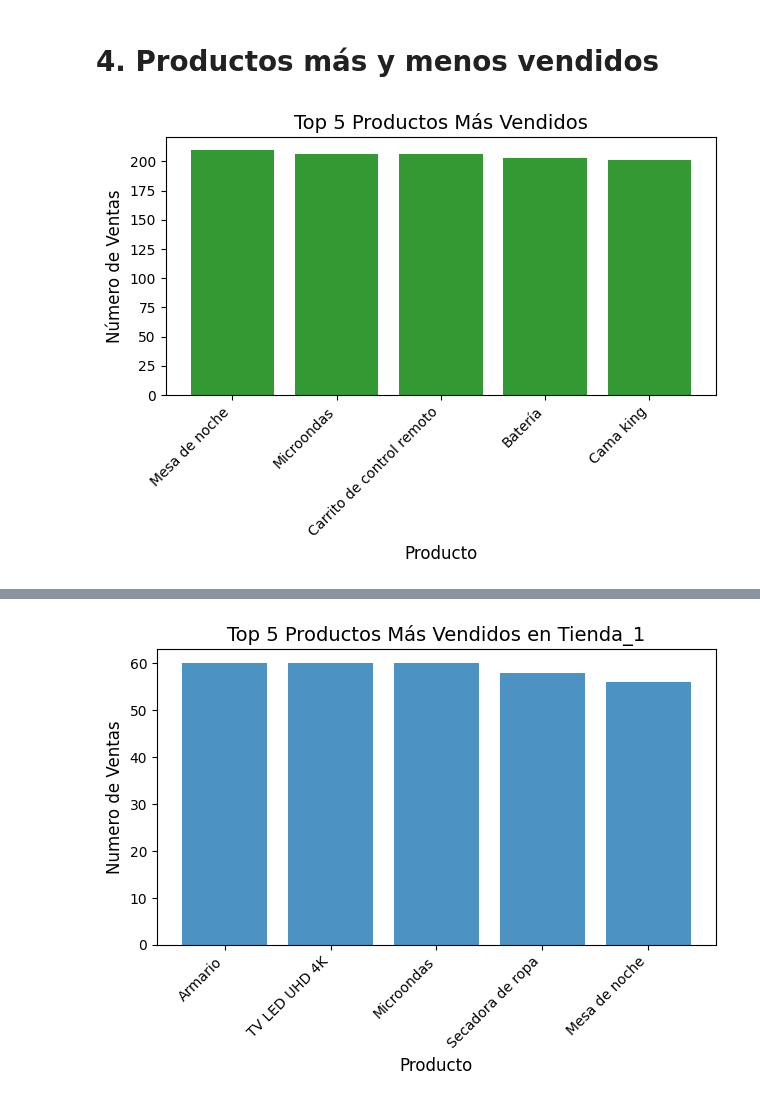
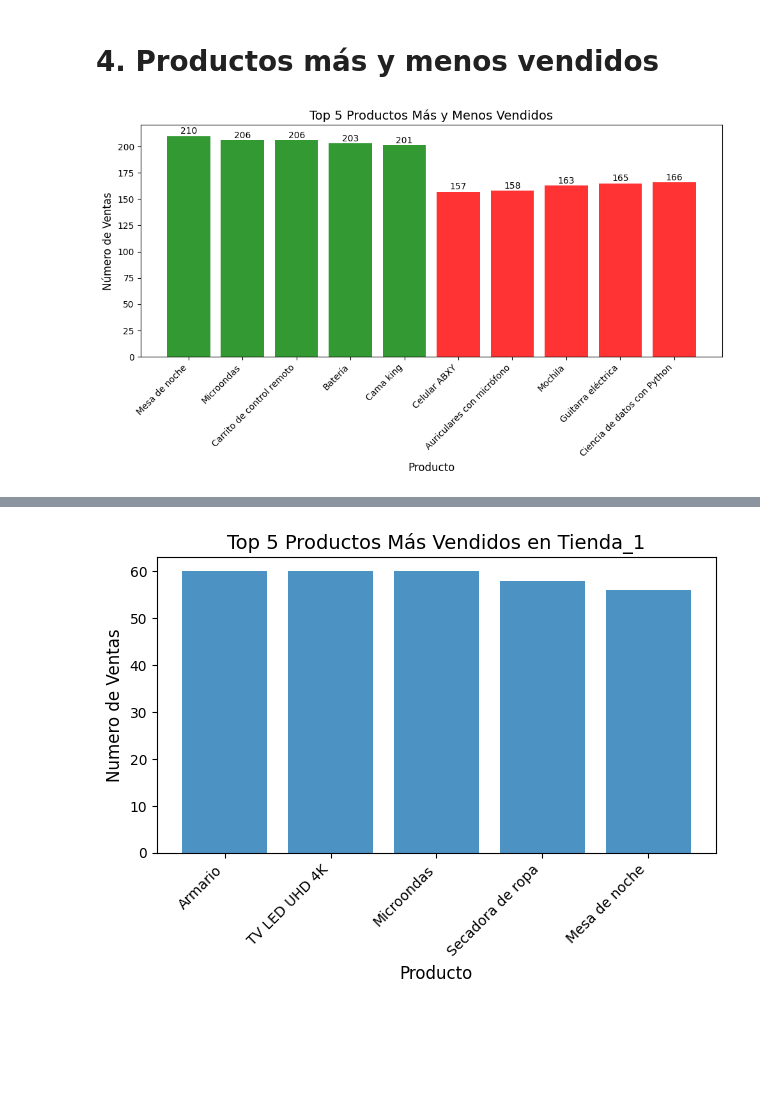
Before and after one commit to JoshDevx/An-lisis-de-Rendimiento---Alura-Store-, a Jupyter notebook: AluraStoreLatam.ipynb, the cells around one changed output, grey strips where cells are left out. Saved outputs shown, nothing was run; the diff lists cells and outputs as text; code cells hidden in the pictures; blank space fills up the shorter version.

```diff
--- a/AluraStoreLatam.ipynb
+++ b/AluraStoreLatam.ipynb
@@ -161,17 +179,37 @@ promedio_calificacion_tienda('Tienda_1')
 # %% [markdown]
 # 4. Productos más y menos vendidos
 # %%
-#promedio_por_tienda = datos_completos.groupby(['ID_Tienda', 'Producto'])['Precio'].count().sort_values(ascending=False)
-top_n=5
-promedio_por_tienda = datos_completos.groupby('Producto')['Precio'].count().sort_values(ascending=False).head(top_n)
-productos_top = promedio_por_tienda.index
-valores_top = promedio_por_tienda.values
-plt.bar(productos_top, valores_top, color='green', alpha=0.8)
-plt.title('Top 5 Productos Más Vendidos', fontsize=14)
+import matplotlib.pyplot as plt
+
+top_n = 5
+
+# Top 5 más vendidos
+productos_mas = datos_completos.groupby('Producto')['Precio'].count().sort_values(ascending=False).head(top_n)
+
+# Top 5 menos vendidos
+productos_menos = datos_completos.groupby('Producto')['Precio'].count().sort_values(ascending=True).head(top_n)
+
+# Combinar en un solo DataFrame
+productos_combinados = pd.concat([productos_mas, productos_menos])
+colores = ['green'] * top_n + ['red'] * top_n
+
+# Crear gráfico
+plt.figure(figsize=(10, 6))
+plt.bar(productos_combinados.index,
+        productos_combinados.values,
+        color=colores,
+        alpha=0.8)
+
+plt.title('Top 5 Productos Más y Menos Vendidos', fontsize=14)
 plt.xlabel('Producto', fontsize=12)
 plt.ylabel('Número de Ventas', fontsize=12)
 plt.xticks(rotation=45, ha='right')
+
+# Etiquetas encima de las barras
+for i, valor in enumerate(productos_combinados.values):
+    plt.text(i, valor + 0.2, str(valor), ha='center', va='bottom', fontsize=10)
+
 plt.tight_layout()
 plt.show()
 # %% [output]
-[figure, old version]
+[figure, new version]
```
Also changed, not shown: parts of 2 cells of this notebook.
